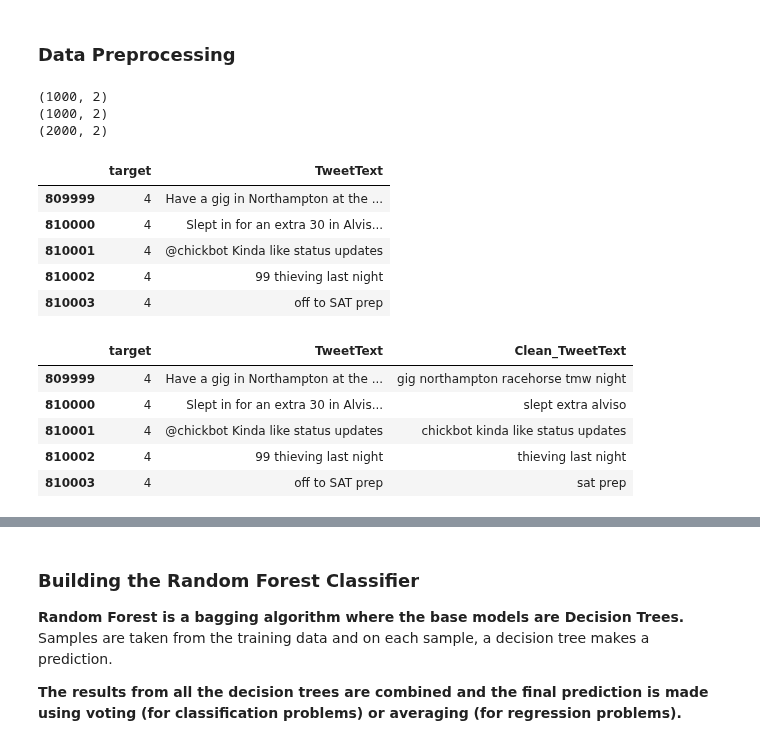
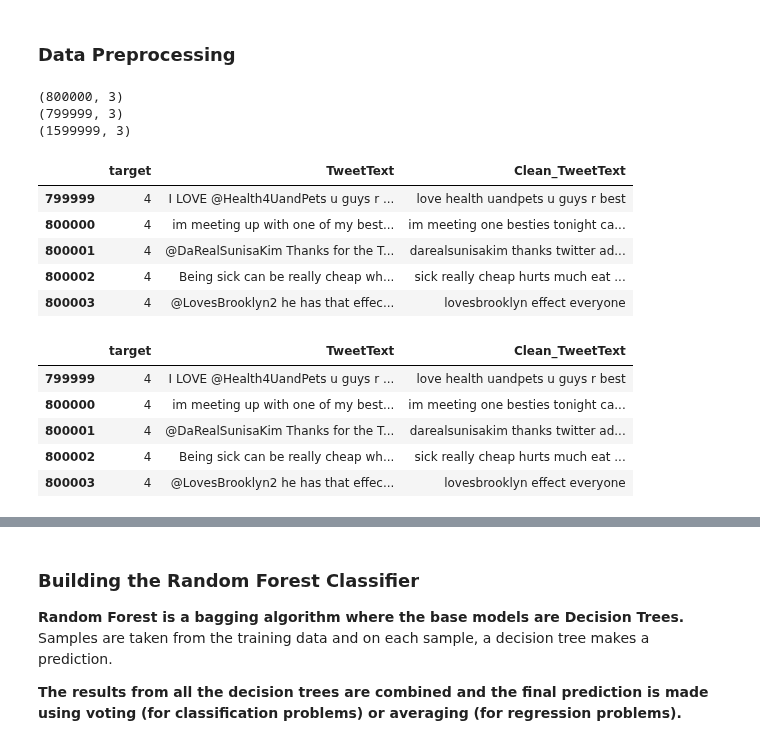
Before and after one commit to efwoods/Alleviating-Depression-With-Machine-Learning-And-Twitter-Quotes, a Jupyter notebook: code/modules/depression/depression.ipynb, the cells around one changed output, grey strips where cells are left out. Drawn from its saved outputs; the diff is of its cells as text; code cells hidden in the pictures.

```diff
--- a/code/modules/depression/depression.ipynb
+++ b/code/modules/depression/depression.ipynb
@@ -207,26 +206,23 @@ data.describe(include='all')
 # %%
 data.drop(columns=['ids','date','flag','user'],inplace=True)
 # %%
-base = 10000
-n_samples = 1000
-
-positif_data = data[data.target==4].iloc[base:base+n_samples,:]
+positif_data = data[data.target==4].iloc[:]
 print(positif_data.shape)
-negative_data = data[data.target==0].iloc[base:base+n_samples,:]
+negative_data = data[data.target==0].iloc[:]
 print(negative_data.shape)
 data = pd.concat([positif_data,negative_data],axis = 0)
 print(data.shape)
 data.head()
 # %% [output]
-(1000, 2)
-(1000, 2)
-(2000, 2)
+(800000, 3)
+(799999, 3)
+(1599999, 3)
-|  | target | TweetText |
-| 809999 | 4 | Have a gig in Northampton at the ... |
-| 810000 | 4 | Slept in for an extra 30 in Alvis... |
-| 810001 | 4 | @chickbot Kinda like status updates |
-| 810002 | 4 | 99 thieving last night |
-| 810003 | 4 | off to SAT prep |
+|  | target | TweetText | Clean_TweetText |
+| 799999 | 4 | I LOVE @Health4UandPets u guys r ... | love health uandpets u guys r best |
+| 800000 | 4 | im meeting up with one of my best... | im meeting one besties tonight ca... |
+| 800001 | 4 | @DaRealSunisaKim Thanks for the T... | darealsunisakim thanks twitter ad... |
+| 800002 | 4 | Being sick can be really cheap wh... | sick really cheap hurts much eat ... |
+| 800003 | 4 | @LovesBrooklyn2 he has that effec... | lovesbrooklyn effect everyone |
 # %%
 
 # Removing Twitter Handles (@user)
@@ -245,8 +241,8 @@ data['Clean_TweetText'] = data['Clean_TweetText'].apply(lambda text : remove_sto
 data.head()
 # %% [output]
 |  | target | TweetText | Clean_TweetText |
-| 809999 | 4 | Have a gig in Northampton at the ... | gig northampton racehorse tmw night |
-| 810000 | 4 | Slept in for an extra 30 in Alvis... | slept extra alviso |
-| 810001 | 4 | @chickbot Kinda like status updates | chickbot kinda like status updates |
-| 810002 | 4 | 99 thieving last night | thieving last night |
-| 810003 | 4 | off to SAT prep | sat prep |
+| 799999 | 4 | I LOVE @Health4UandPets u guys r ... | love health uandpets u guys r best |
+| 800000 | 4 | im meeting up with one of my best... | im meeting one besties tonight ca... |
+| 800001 | 4 | @DaRealSunisaKim Thanks for the T... | darealsunisakim thanks twitter ad... |
+| 800002 | 4 | Being sick can be really cheap wh... | sick really cheap hurts much eat ... |
+| 800003 | 4 | @LovesBrooklyn2 he has that effec... | lovesbrooklyn effect everyone |
```
Also changed, not shown: parts of 15 cells of this notebook, 1 other file.
